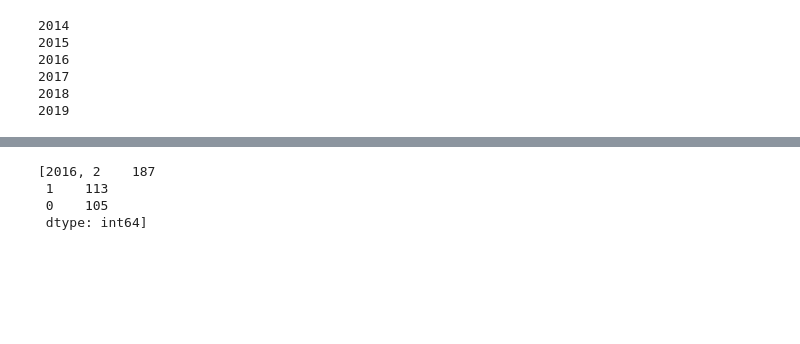
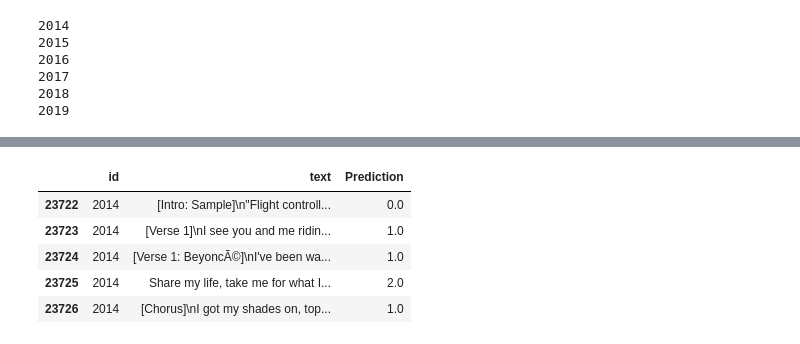
Before and after one commit to d2Anubis/Hate-Speech, a Jupyter notebook: BERT.ipynb, the cells around one changed output, grey strips where cells are left out. Saved outputs shown, nothing was run; the diff lists cells and outputs as text; code cells hidden in the pictures; blank space fills up the shorter version.

```diff
--- a/BERT.ipynb
+++ b/BERT.ipynb
@@ -322,7 +316,4 @@ all_preds[0]
-# %%
-all_preds[2]
-# %% [output]
-[2016, 2    187
- 1    113
- 0    105
- dtype: int64]
+# %%
+preds_all=pd.Series(preds_all)
+# %%
+df=pd.DataFrame(df)
@@ -328,0 +324,9 @@ all_preds[2]
+# %%
+df.head()
+# %% [output]
+|  | id | text | Prediction |
+| 23722 | 2014 | [Intro: Sample]\n"Flight controll... | 0.0 |
+| 23723 | 2014 | [Verse 1]\nI see you and me ridin... | 1.0 |
+| 23724 | 2014 | [Verse 1: BeyoncÃ©]\nI've been wa... | 1.0 |
+| 23725 | 2014 | Share my life, take me for what I... | 2.0 |
+| 23726 | 2014 | [Chorus]\nI got my shades on, top... | 1.0 |
```
Also changed, not shown: parts of 23 cells of this notebook.
